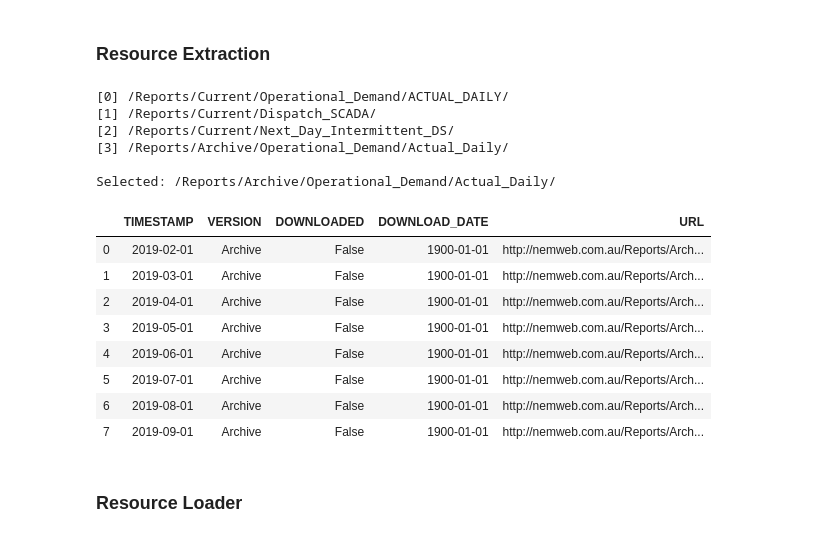
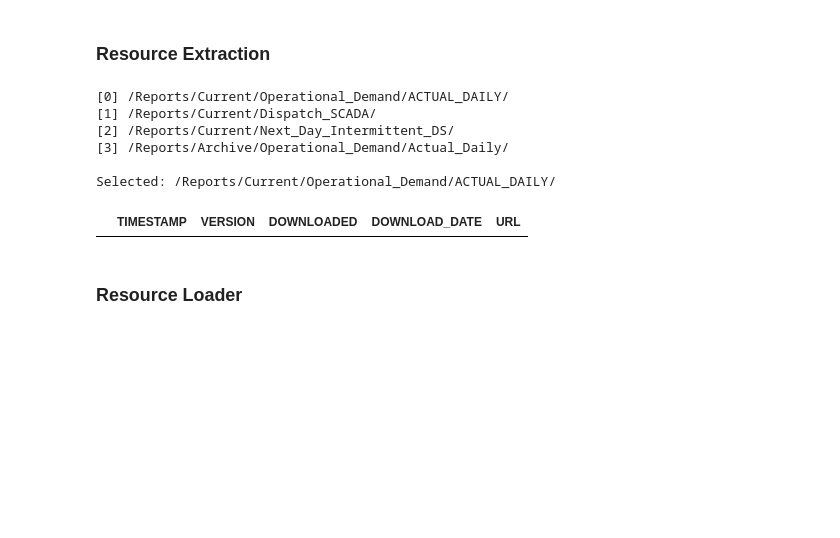
Before and after one commit to robbie-manolache/energy-market-analysis, a Jupyter notebook: demand_analysis.ipynb, the cells around one changed output. Drawn from its saved outputs; the diff is of its cells as text; code cells hidden in the pictures; blank space fills up the shorter version.

Commit message:
performed preliminary EDA for elecricity demand dynamics

```diff
--- a/demand_analysis.ipynb
+++ b/demand_analysis.ipynb
@@ -24,29 +31,22 @@ Value for DATA_PATH has been set!
 ***
 ### Resource Tracking
 # %%
-data_dir = os.getenv('DATA_PATH')
-#nem_trk = NEM_tracker(data_dir)
+nem_dir = os.getenv('NEM_PATH')
+nem_trk = NEM_tracker(nem_dir)
 #nem_trk.bulk_update()
 # %% [markdown]
 ### Resource Extraction
 # %%
-nem_get = NEM_extractor(data_dir)
+nem_get = NEM_extractor(nem_dir)
 nem_get.load_tracker_df()
+nem_get.adjust_time_range(date_min='2020-04-01')
 nem_get.set_download_df(by_time_range=True)
 nem_get.download_df
 # %% [output]
 [0] /Reports/Current/Operational_Demand/ACTUAL_DAILY/
 [1] /Reports/Current/Dispatch_SCADA/
 [2] /Reports/Current/Next_Day_Intermittent_DS/
 [3] /Reports/Archive/Operational_Demand/Actual_Daily/
 
-Selected: /Reports/Archive/Operational_Demand/Actual_Daily/
+Selected: /Reports/Current/Operational_Demand/ACTUAL_DAILY/
 |  | TIMESTAMP | VERSION | DOWNLOADED | DOWNLOAD_DATE | URL |
-| 0 | 2019-02-01 | Archive | False | 1900-01-01 | http://nemweb.com.au/Reports/Arch... |
-| 1 | 2019-03-01 | Archive | False | 1900-01-01 | http://nemweb.com.au/Reports/Arch... |
-| 2 | 2019-04-01 | Archive | False | 1900-01-01 | http://nemweb.com.au/Reports/Arch... |
-| 3 | 2019-05-01 | Archive | False | 1900-01-01 | http://nemweb.com.au/Reports/Arch... |
-| 4 | 2019-06-01 | Archive | False | 1900-01-01 | http://nemweb.com.au/Reports/Arch... |
-| 5 | 2019-07-01 | Archive | False | 1900-01-01 | http://nemweb.com.au/Reports/Arch... |
-| 6 | 2019-08-01 | Archive | False | 1900-01-01 | http://nemweb.com.au/Reports/Arch... |
-| 7 | 2019-09-01 | Archive | False | 1900-01-01 | http://nemweb.com.au/Reports/Arch... |
```
Also changed, not shown: parts of 25 cells of this notebook.
